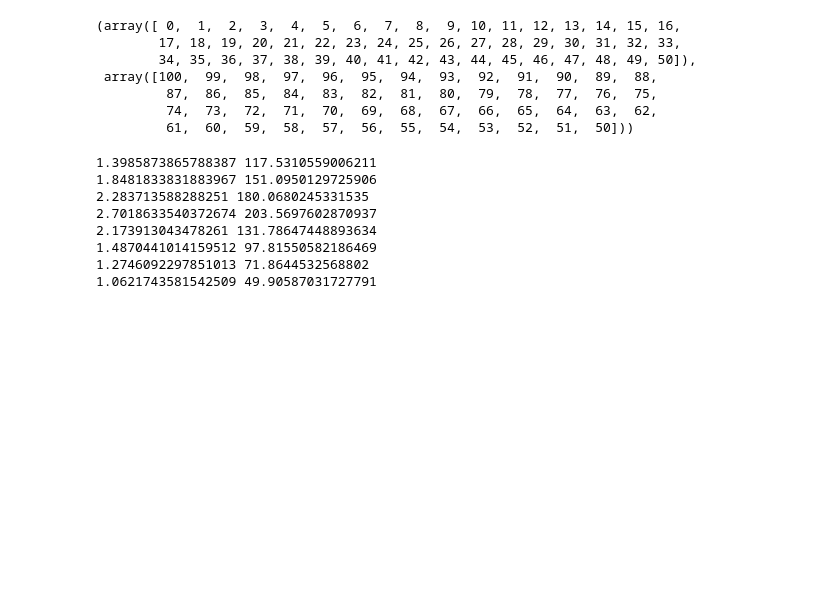
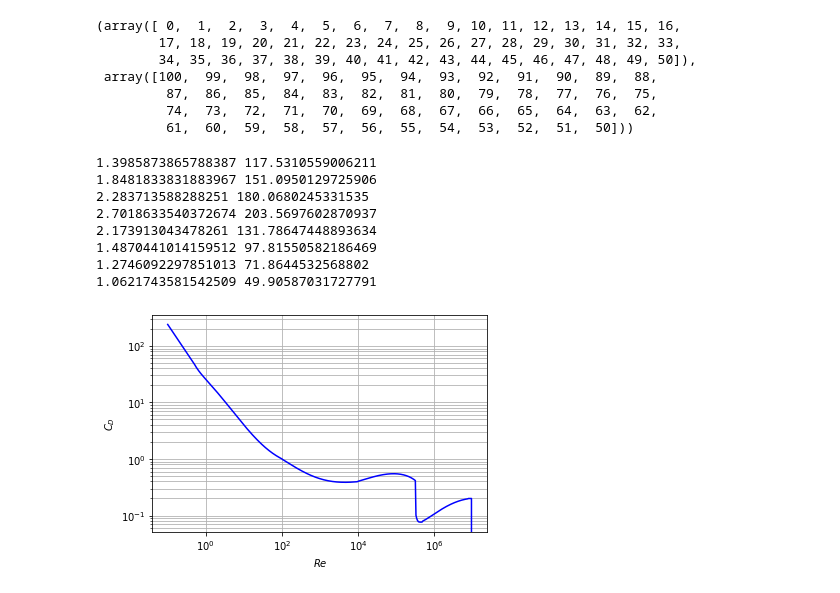
Before and after one commit to jakhon37/3dRotation, a Jupyter notebook: v_python_3drotation_drawonvideo.ipynb, the cells around one changed output. Cells and saved outputs as stored; diff of their text form; code cells hidden in the pictures; blank space fills up the shorter version.

```diff
--- a/v_python_3drotation_drawonvideo.ipynb
+++ b/v_python_3drotation_drawonvideo.ipynb
@@ -1283,3 +1283,60 @@ if __name__ == "__main__":
 1.4870441014159512 97.81550582186469
 1.2746092297851013 71.8644532568802
 1.0621743581542509 49.90587031727791
+# %%
+# chapter1/programs_and_modules/CDsphere.py
+
+from numpy import logspace, zeros
+
+# Define the function cd_sphere
+def cd_sphere(Re):
+    "This function computes the drag coefficient of a sphere as a function of the Reynolds number Re."
+    # Curve fitted after fig . A -56 in Evett and Liu: "Fluid Mechanics and Hydraulics"
+
+    from numpy import log10, array, polyval
+
+    if Re <= 0.0:
+        CD = 0.0
+    elif Re > 8.0e6:
+        CD = 0.2
+    elif Re > 0.0 and Re <= 0.5:
+        CD = 24.0/Re
+    elif Re > 0.5 and Re <= 100.0:
+        p = array([4.22, -14.05, 34.87, 0.658])
+        CD = polyval(p, 1.0/Re)
+    elif Re > 100.0 and Re <= 1.0e4:
+        p = array([-30.41, 43.72, -17.08, 2.41])
+        CD = polyval(p, 1.0/log10(Re))
+    elif Re > 1.0e4 and Re <= 3.35e5:
+        p = array([-0.1584, 2.031, -8.472, 11.932])
+        CD = polyval(p, log10(Re))
+    elif Re > 3.35e5 and Re <= 5.0e5:
+        x1 = log10(Re/4.5e5)
+        CD = 91.08*x1**4 + 0.0764
+    else:
+        p = array([-0.06338, 1.1905, -7.332, 14.93])
+        CD = polyval(p, log10(Re))
+    return CD
+
+# Calculate drag coefficient
+Npts = 500
+Re = logspace(-1, 7, Npts, True, 10)
+CD = zeros(Npts)
+i_list = range(0, Npts-1)
+for i in i_list:
+    CD[i] = cd_sphere(Re[i])
+
+# Make plot
+from matplotlib import pyplot
+pyplot.plot(Re, CD, '-b')
+font = {'size' : 16}
+pyplot.rc('font', **font)
+pyplot.yscale('log')
+pyplot.xscale('log')
+pyplot.xlabel('$Re$')
+pyplot.ylabel('$C_D$')
+pyplot.grid('on', 'both', 'both')
+pyplot.savefig('example_sphere.png', transparent=True)
+pyplot.show()
+# %% [output]
+[figure, added]
```
Also changed, not shown: parts of 10 cells of this notebook, 8 other files.
